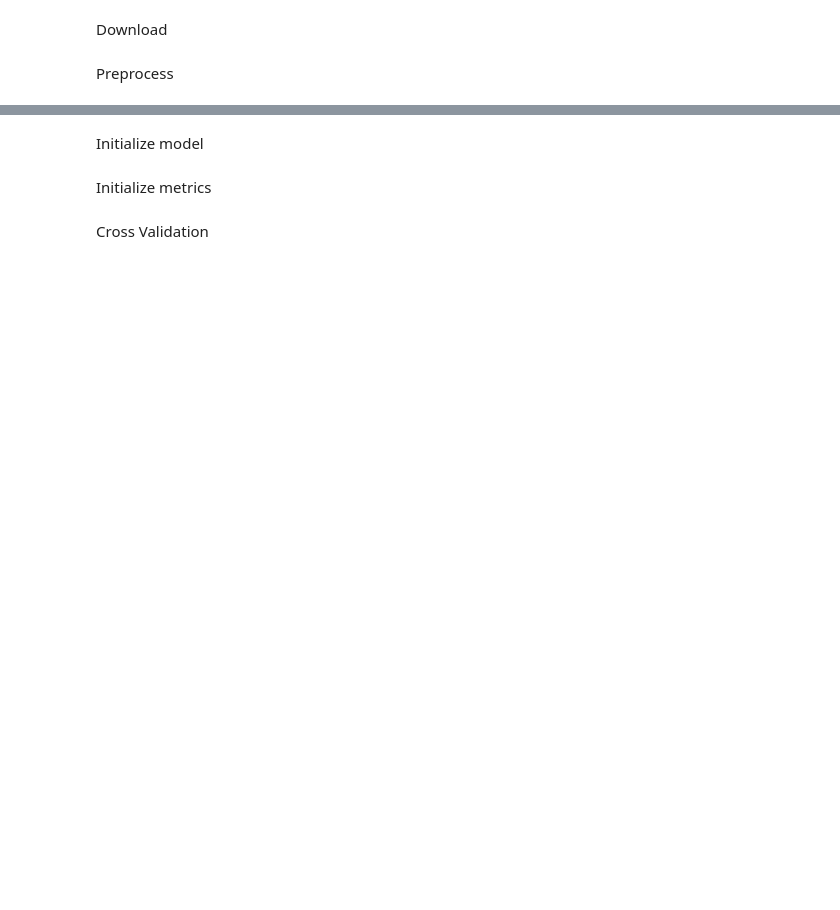
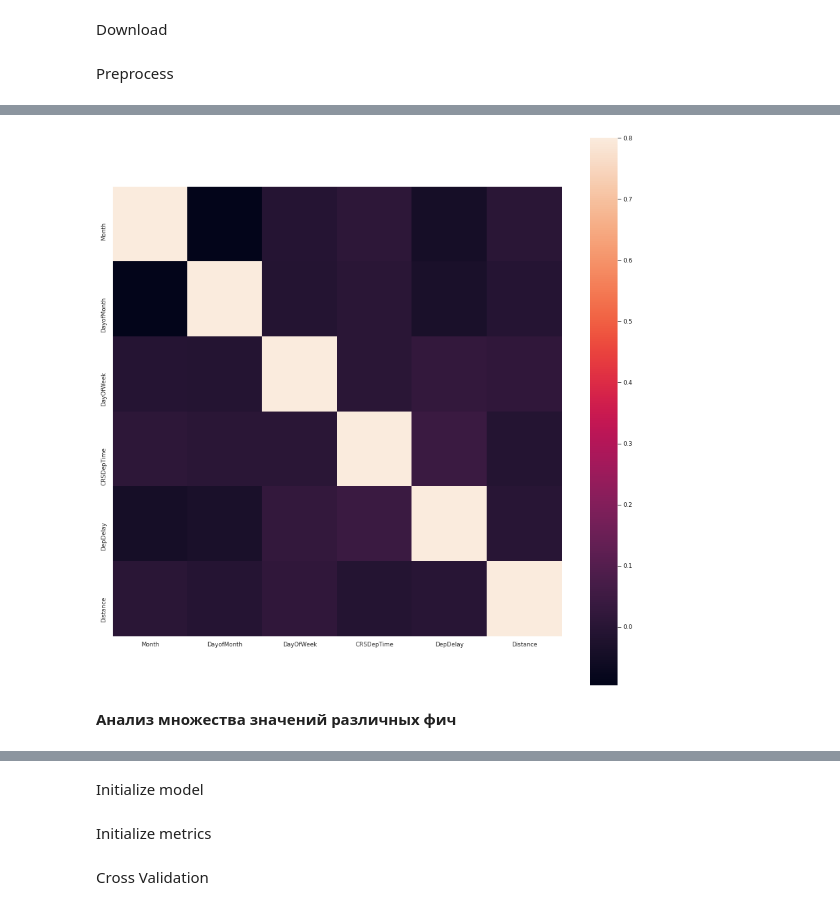
Before and after one commit to Aribaldi/Mlinreg, a Jupyter notebook: LinearRegression.ipynb, the cells around one changed output, grey strips where cells are left out. Drawn from its saved outputs; the diff is of its cells as text; code cells hidden in the pictures; blank space fills up the shorter version.

```diff
--- a/LinearRegression.ipynb
+++ b/LinearRegression.ipynb
@@ -66,4 +89,4 @@ combined_csv = combined_csv[list(columns.values())]
 combined_csv.to_csv('raw.csv', index=False, encoding='utf-8-sig')
 os.chdir('../')
 # %%
-df = pd.read_csv('data/raw.csv')
+raw = pd.read_csv('data/raw.csv')
@@ -69,0 +119,11 @@ df = pd.read_csv('data/raw.csv')
+# %%
+df = raw.drop(['Year', 'ArrTime', 'CRSArrTime', 'FlightNum', 'TailNum',
+               'ActualElapsedTime', 'CRSElapsedTime', 'AirTime', 'ArrDelay', 'TaxiIn', 'TaxiOut',
+               'CarrierDelay', 'WeatherDelay', 'NASDelay', 'SecurityDelay', 'LateAircraftDelay', 'CancellationCode', 'DepTime' ], axis=1)
+df = df[(df.Cancelled != 1.) & (df.Diverted != 1.)]
+df = df.drop(['Cancelled', 'Diverted'], axis=1)
+df['CRSDepTime'].isna().sum()
+temp = df['CRSDepTime'].to_numpy()
+temp = list(map(lambda x: x // 100 * 60 + x % 100, temp))
+df['CRSDepTime'] = pd.Series(temp, index=df.index)
+df
@@ -69,0 +144,11 @@ df = pd.read_csv('data/raw.csv')
+# %%
+from matplotlib import pyplot as plt
+import seaborn as sns
+cmat = df.corr()
+fig, ax = plt.subplots(figsize=(15, 15))
+sns.heatmap(cmat, vmax=.8, square=True)
+plt.show()
+# %% [output]
+[figure, added]
+# %% [markdown]
+**Анализ множества значений различных фич**
```
Also changed, not shown: parts of 36 cells of this notebook.
